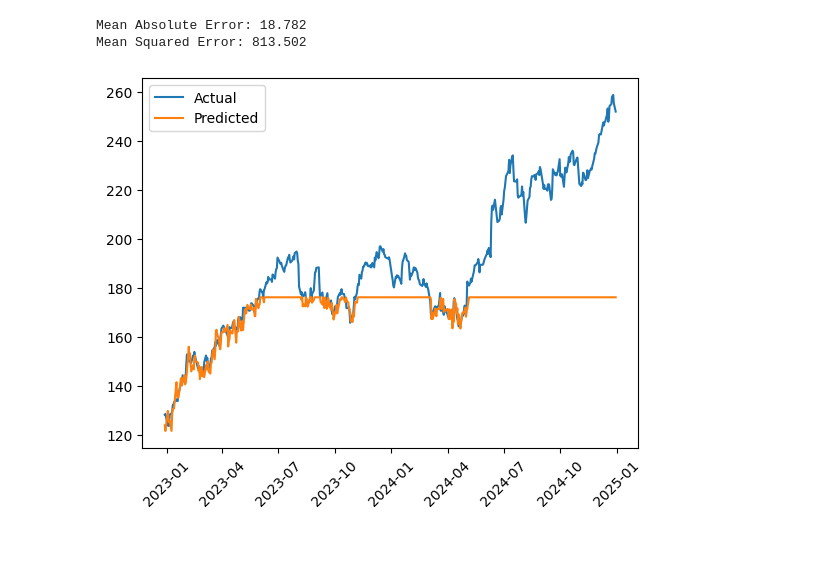
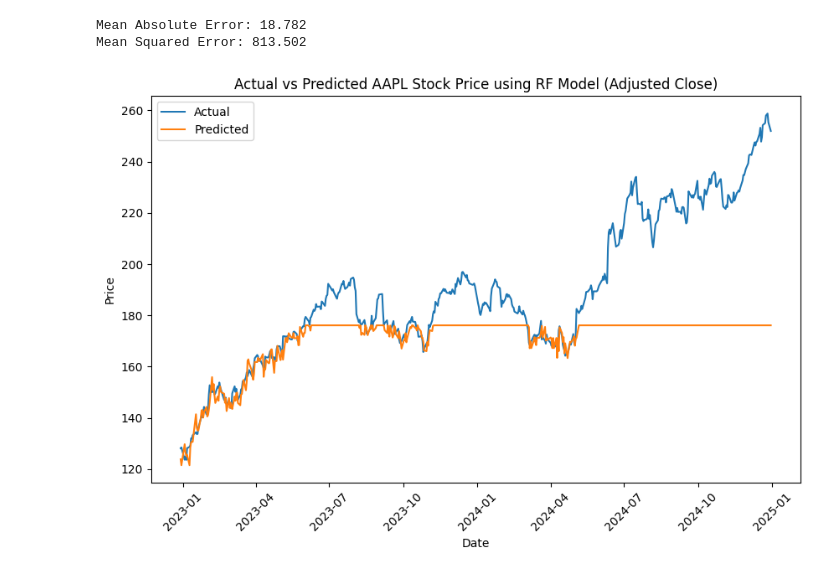
Before and after one commit to xavsant/multimodal_stockprice_prediction, a Jupyter notebook: notebooks/experiments/baseline_randomforest.ipynb, the cells around one changed output. Drawn from its saved outputs; the diff is of its cells as text; code cells hidden in the pictures; blank space fills up the shorter version.

```diff
--- a/notebooks/experiments/baseline_randomforest.ipynb
+++ b/notebooks/experiments/baseline_randomforest.ipynb
@@ -115,10 +115,16 @@ Mean Absolute Error: 18.782
 Mean Squared Error: 813.502
 # %%
 # Plot Test Results
+plt.figure(figsize=(10, 6))
 plt.plot(y_test, label = 'Actual')
 plt.plot(y_pred, label = 'Predicted')
+
+# Labels and title
+plt.title('Actual vs Predicted AAPL Stock Price using RF Model (Adjusted Close)')
+plt.xlabel('Date')
 plt.xticks(rotation=45)
+plt.ylabel('Price')
 plt.legend()
 plt.show()
 # %% [output]
-[figure, old version]
+[figure, new version]
```
Also changed, not shown: parts of 1 cell of this notebook, 3 other files.
